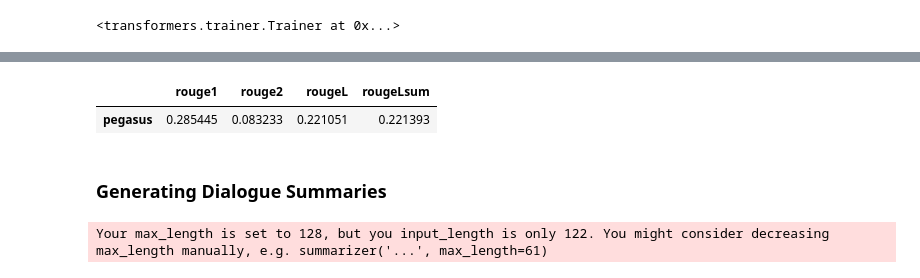
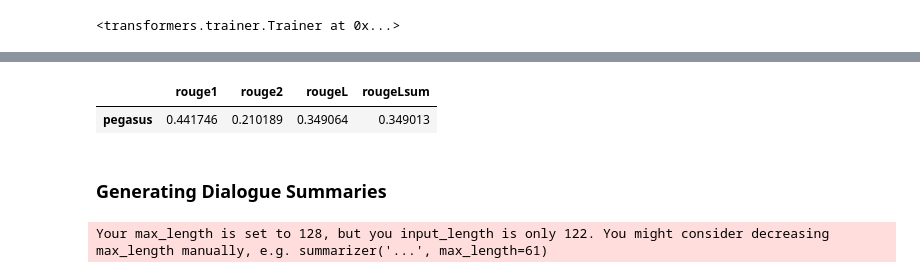
Before and after one commit to tmoroder/nlp-with-transformers, a Jupyter notebook: 06-summarization.ipynb, the cells around one changed output, grey strips where cells are left out. Drawn from its saved outputs; the diff is of its cells as text; code cells hidden in the pictures.

```diff
--- a/06-summarization.ipynb
+++ b/06-summarization.ipynb
@@ -599,18 +599,18 @@ TrainOutput(global_step=920, training_loss=1.8213829185651695, metrics={'train_r
 # %%
-evaluate_summaries_pegasus(
+score = evaluate_summaries_pegasus(
     dataset_samsum["test"],
     rouge_metric,
     trainer.model,
     tokenizer,
     batch_size=2,
     column_text="dialogue",
     column_summary="summary",
 )
 rouge_dict = dict((rn, score[rn].mid.fmeasure) for rn in rouge_names)
 pd.DataFrame(rouge_dict, index=["pegasus"])
 # %% [output]
 |  | rouge1 | rouge2 | rougeL | rougeLsum |
-| pegasus | 0.285445 | 0.083233 | 0.221051 | 0.221393 |
+| pegasus | 0.441746 | 0.210189 | 0.349064 | 0.349013 |
 # %% [markdown]
 ### Generating Dialogue Summaries
 # %%
```
Also changed, not shown: parts of 2 cells of this notebook.
